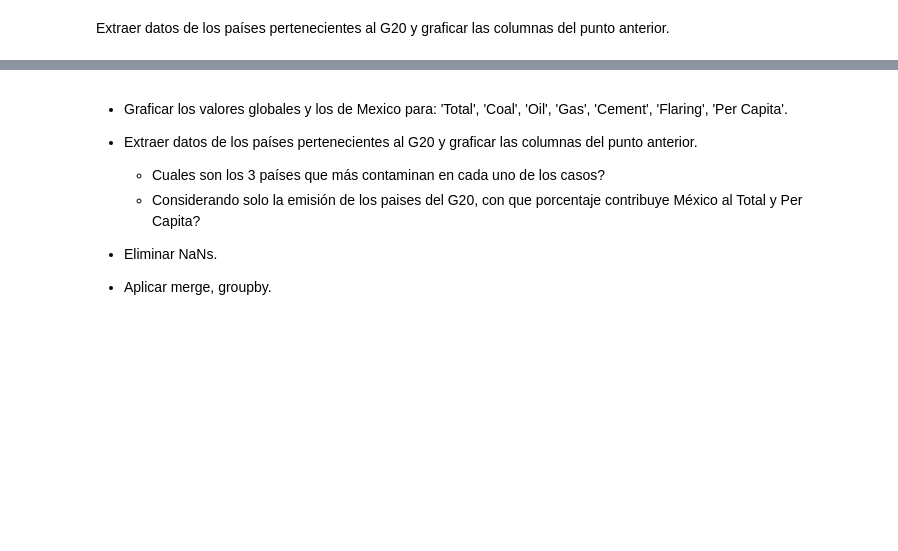
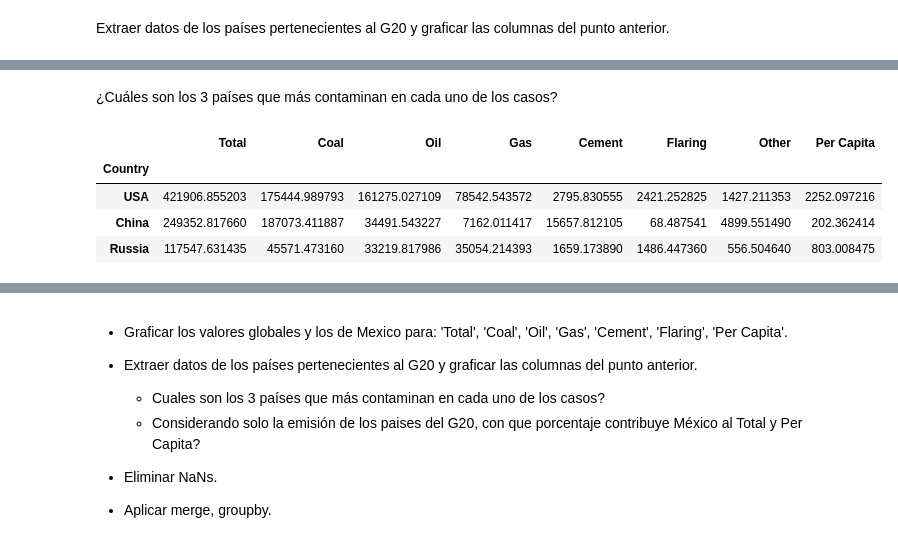
Before and after one commit to agustinelson/Data_Analysis, a Jupyter notebook: pandas_homework/Homework_Pandas.ipynb, the cells around one changed output, grey strips where cells are left out. Cells and saved outputs as stored; diff of their text form; code cells hidden in the pictures; blank space fills up the shorter version.

```diff
--- a/pandas_homework/Homework_Pandas.ipynb
+++ b/pandas_homework/Homework_Pandas.ipynb
@@ -129,0 +177,10 @@ for column in dataMEX.columns:
+# %% [markdown]
+¿Cuáles son los 3 países que más contaminan en cada uno de los casos?
+# %%
+dataCO2.groupby(["Country"]).sum().drop(columns=["Year"]).sort_values(by=["Total"], ascending = False)[1:4]
+# %% [output]
+|  | Total | Coal | Oil | Gas | Cement | Flaring | Other | Per Capita |
+| Country |  |  |  |  |  |  |  |  |
+| USA | 421906.855203 | 175444.989793 | 161275.027109 | 78542.543572 | 2795.830555 | 2421.252825 | 1427.211353 | 2252.097216 |
+| China | 249352.817660 | 187073.411887 | 34491.543227 | 7162.011417 | 15657.812105 | 68.487541 | 4899.551490 | 202.362414 |
+| Russia | 117547.631435 | 45571.473160 | 33219.817986 | 35054.214393 | 1659.173890 | 1486.447360 | 556.504640 | 803.008475 |
```
Also changed, not shown: parts of 11 cells of this notebook.
